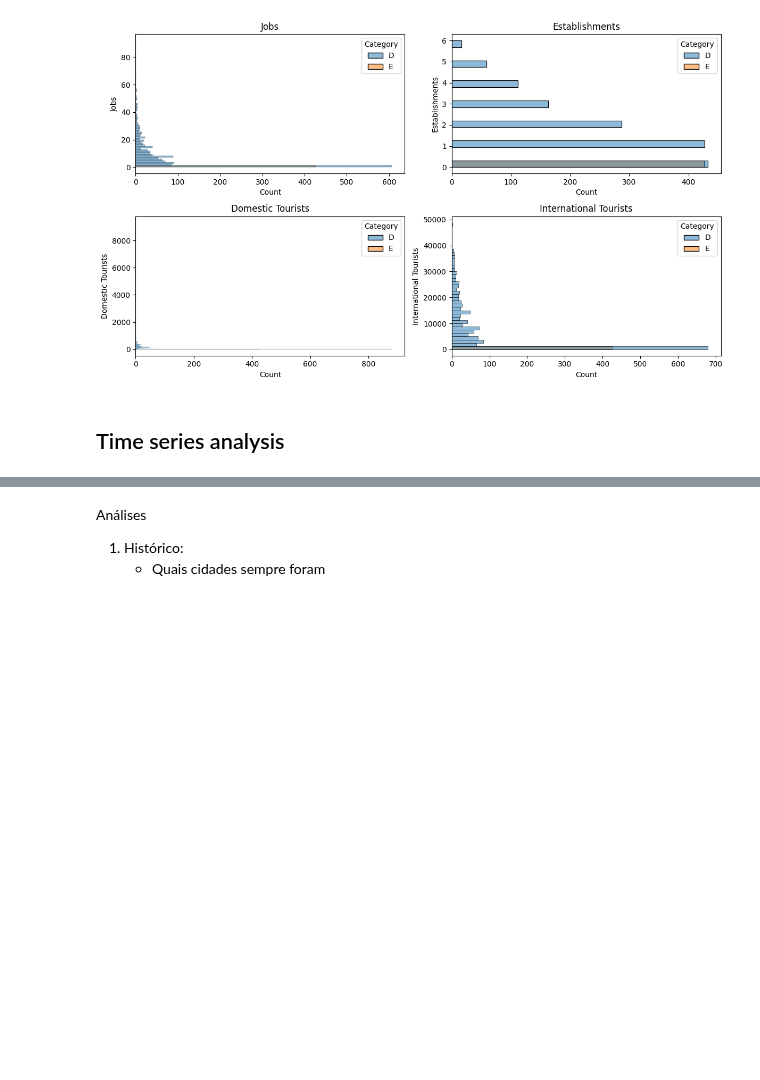
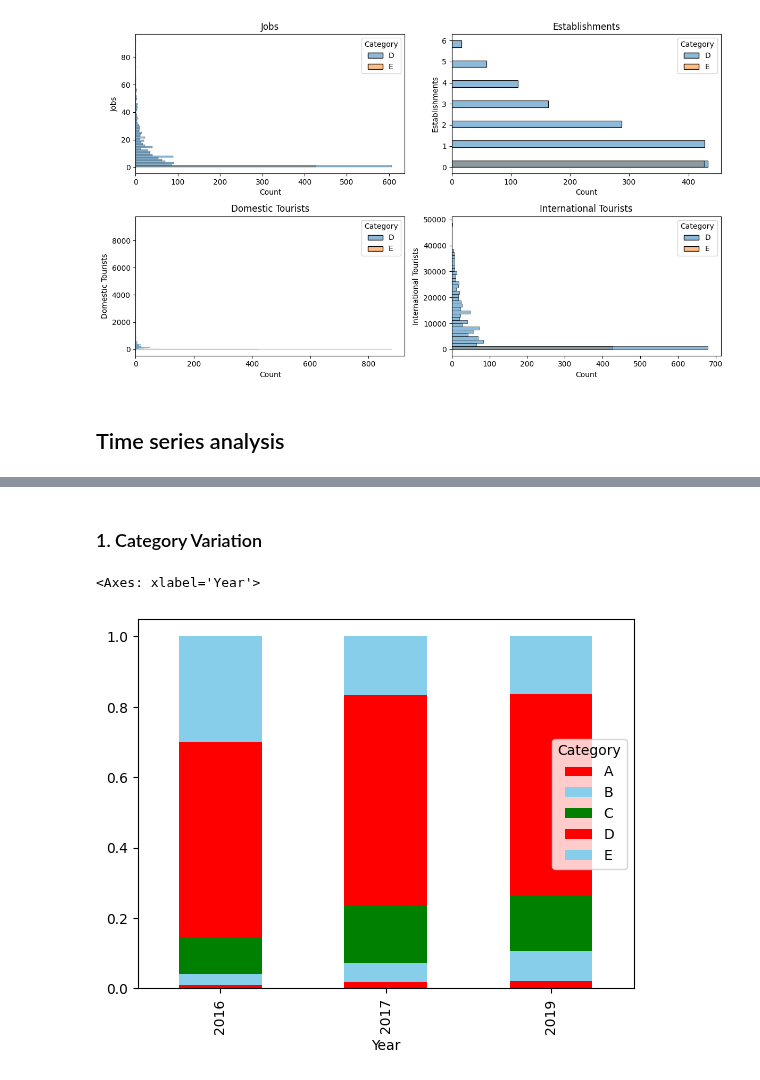
Before and after one commit to juhtolent/Brazil_Tourism, a Jupyter notebook: Exploratory Data Analysis - Tourism.ipynb, the cells around one changed output, grey strips where cells are left out. Drawn from its saved outputs; the diff is of its cells as text; code cells hidden in the pictures; blank space fills up the shorter version.

```diff
--- a/Exploratory Data Analysis - Tourism.ipynb
+++ b/Exploratory Data Analysis - Tourism.ipynb
@@ -391,5 +362,0 @@ df_2017.head()
-# %% [markdown]
-Análises
-
-1) Histórico:
-    - Quais cidades sempre foram
@@ -395,0 +366,26 @@ Análises
+# %%
+#adding a column to each df and concating the dataframes
+df['Year'] = 2019
+df_2016['Year'] = 2016
+df_2017['Year'] = 2017
+
+df_time = pd.concat([df, df_2016, df_2017])
+# %% [markdown]
+### 1. Category Variation
+# %%
+df_time_pivot_category = pd.pivot_table(data = df_time,
+                                        values = 'City',
+                                        index = 'Year',
+                                        columns = ['Category'],
+                                        fill_value=0,
+                                        aggfunc='count',
+                                        margins = True)
+
+df_time_pivot_category = df_time_pivot_category.div(df_time_pivot_category.iloc[:,-1], axis=0).iloc[:-1 , :-1]
+# %%
+df_time_pivot_category.plot(kind='bar', stacked=True, color=['red', 'skyblue', 'green'])
+
+#sort corretamente as categorias e colorir melhor
+# %% [output]
+<Axes: xlabel='Year'>
+[figure, added]
```
Also changed, not shown: parts of 6 cells of this notebook.
